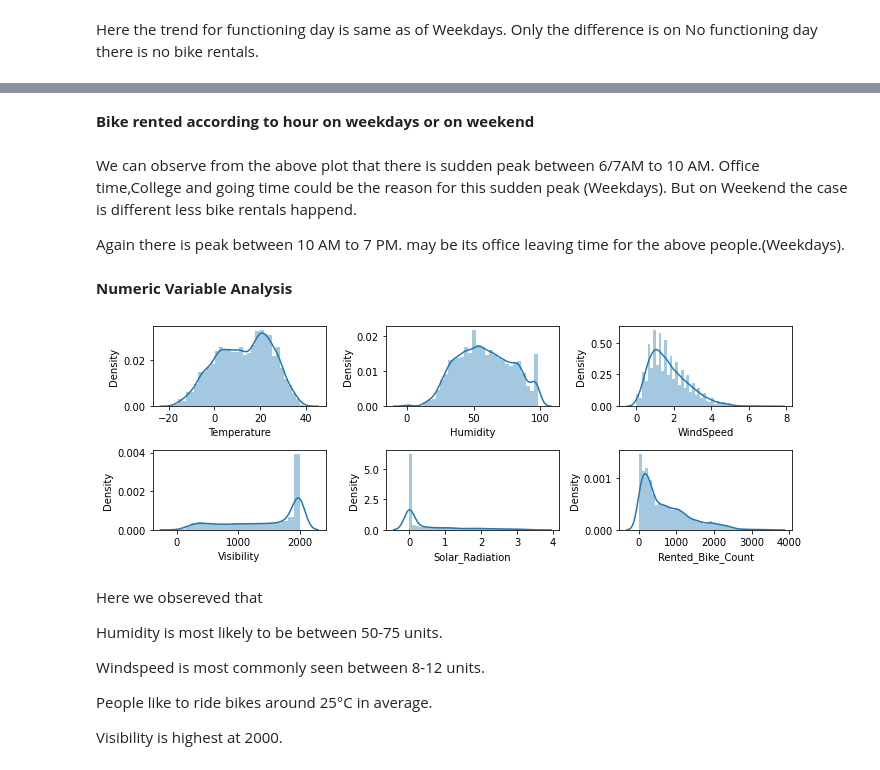
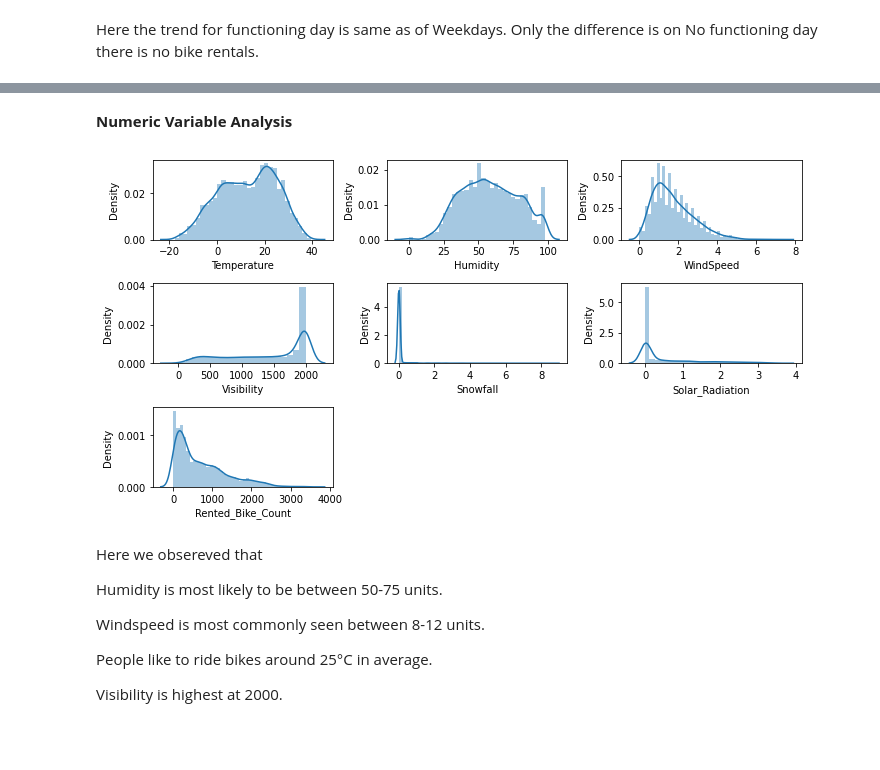
Before and after one commit to Anupa-123/Bike-sharing-demand-prediction, a Jupyter notebook: Bike_Sharing_Demand_Prediction_Capstone_Project.ipynb, the cells around one changed output, grey strips where cells are left out. Drawn from its saved outputs; the diff is of its cells as text; code cells hidden in the pictures; blank space fills up the shorter version.

```diff
--- a/Bike_Sharing_Demand_Prediction_Capstone_Project.ipynb
+++ b/Bike_Sharing_Demand_Prediction_Capstone_Project.ipynb
@@ -154,7 +134,6 @@ df['Month']=df['Date'].dt.month
 # dt.month will give month numbers as 1,2,3,...12
 
 df['Day']=df['Date'].dt.day_name()
-df['Year']=df['Date'].dt.year
 # %%
 #  Creating new column and Encoding with 1 if its weekend and 0 if its Weekdays.
 df['Weekdays_or_weekend']=df['Day'].apply(lambda x: 1 if x=='Saturday' or x=='Sunday' else 0)
@@ -440,22 +483,15 @@ ax.set(title='Count of bikes during different days')
-# %% [markdown]
-**Bike rented according to hour on weekdays or on weekend**
-# %% [markdown]
-We can observe from the above plot that there is sudden peak between 6/7AM to 10 AM.
-Office time,College and going time could be the reason for this sudden peak (Weekdays). But on Weekend the case is different less bike rentals happend.
-
-Again there is peak between 10 AM to 7 PM. may be its office leaving time for the above people.(Weekdays).
 # %% [markdown]
 **Numeric Variable Analysis**
 # %%
 fig=plt.subplots(figsize=(10, 10))
 
-for i, j in enumerate(["Temperature", "Humidity", "WindSpeed", "Visibility", "Solar_Radiation", "Rented_Bike_Count"]):
+for i, j in enumerate(["Temperature", "Humidity", "WindSpeed", "Visibility", "Snowfall","Solar_Radiation", "Rented_Bike_Count"]):
     plt.subplot(6, 3, i+1)
     plt.subplots_adjust(hspace = 1.0)
     sns.distplot(df[j])
     plt.tight_layout()
 # %% [output]
-[figure, old version]
+[figure, new version]
 # %% [markdown]
 Here we obsereved that
 
```
Also changed, not shown: parts of 36 cells of this notebook.
